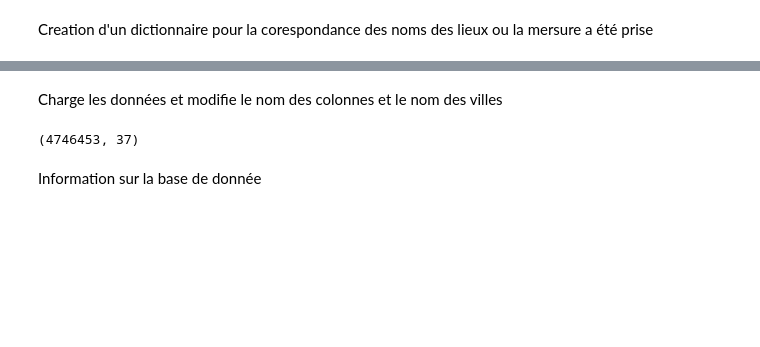
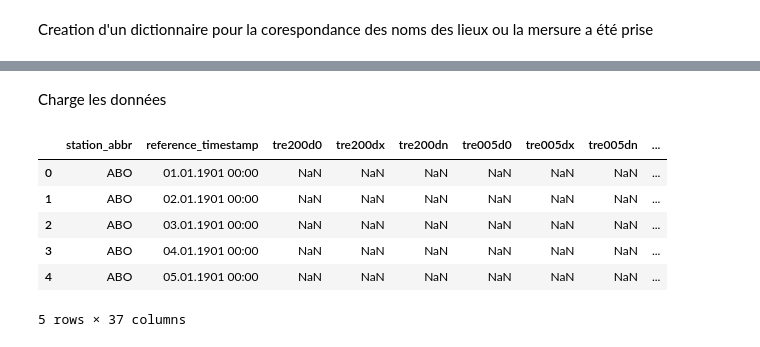
Before and after one commit to Inertie78/StatisticalWeather, a Jupyter notebook: statisticalWeather.ipynb, the cells around one changed output, grey strips where cells are left out. Cells and saved outputs as stored; diff of their text form; code cells hidden in the pictures; blank space fills up the shorter version.

```diff
--- a/statisticalWeather.ipynb
+++ b/statisticalWeather.ipynb
@@ -36,16 +80,15 @@ print(dict_nameContry)
-# %% [markdown]
-Charge les données et modifie le nom des colonnes et le nom des villes
+# %% [markdown]
+Charge les données
 # %%
 data_frame = pd.read_csv('data/dataWeather.csv', sep=';')
-
-data_frame.rename(dict_nameColumns, axis=1, inplace=True)
-
 pd.set_option("display.max_columns", 31)
 
-data_frame['station_abbr'] = data_frame['station_abbr'].map(dict_nameContry)
-
-data_frame.shape
+data_frame.head()
 # %% [output]
+|  | station_abbr | reference_timestamp | tre200d0 | tre200dx | tre200dn | tre005d0 | tre005dx | tre005dn | ... |
+| 0 | ABO | 01.01.1901 00:00 | NaN | NaN | NaN | NaN | NaN | NaN | ... |
+| 1 | ABO | 02.01.1901 00:00 | NaN | NaN | NaN | NaN | NaN | NaN | ... |
+| 2 | ABO | 03.01.1901 00:00 | NaN | NaN | NaN | NaN | NaN | NaN | ... |
+| 3 | ABO | 04.01.1901 00:00 | NaN | NaN | NaN | NaN | NaN | NaN | ... |
+| 4 | ABO | 05.01.1901 00:00 | NaN | NaN | NaN | NaN | NaN | NaN | ... |
-(4746453, 37)
+5 rows × 37 columns
-# %% [markdown]
-Information sur la base de donnée
```
Also changed, not shown: parts of 26 cells of this notebook, 1 other file.
